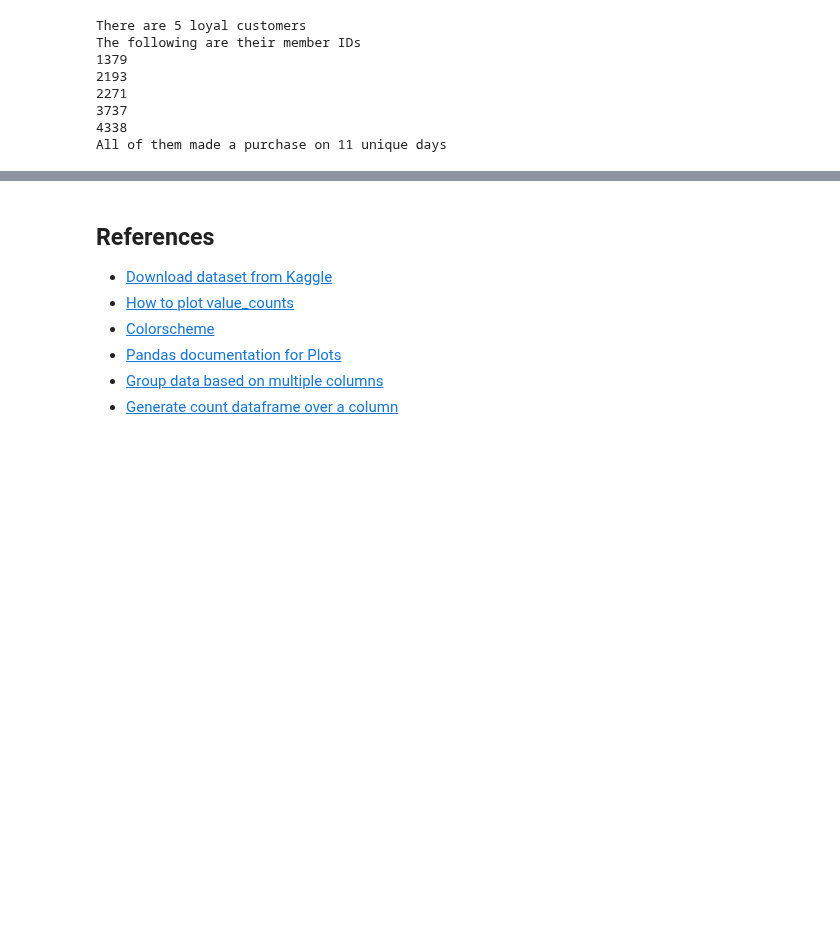
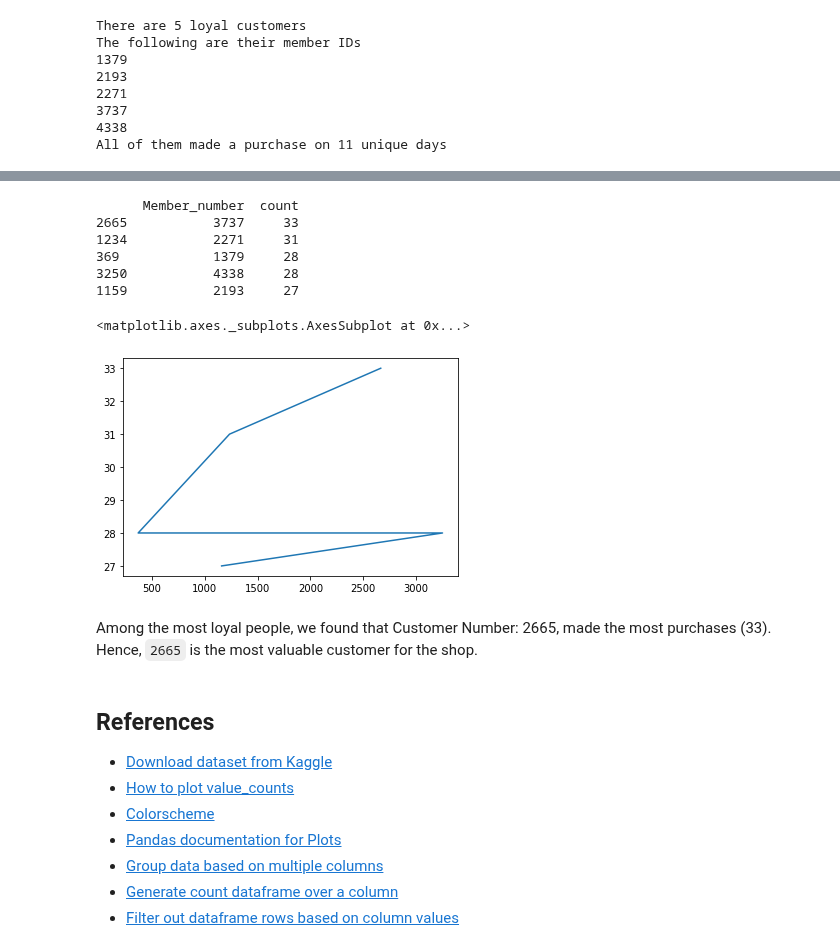
Before and after one commit to ayushxx7/pandas-course-project, a Jupyter notebook: Market_Association_Grocery_Dataset.ipynb, the cells around one changed output, grey strips where cells are left out. Saved outputs shown, nothing was run; the diff lists cells and outputs as text; code cells hidden in the pictures; blank space fills up the shorter version.

Commit message:
Most valuable customer

```diff
--- a/Market_Association_Grocery_Dataset.ipynb
+++ b/Market_Association_Grocery_Dataset.ipynb
@@ -177,3 +210,7 @@ The following are their member IDs
 3737
 4338
 All of them made a purchase on 11 unique days
+# %%
+grouped_df = df.groupby(['Member_number']).size().reset_index(name="count")
+print(grouped_df)
+df2 = grouped_df.loc[grouped_df['Member_number'].isin([1379, 2193, 2271, 3737, 4338])]
@@ -180,3 +232,20 @@ All of them made a purchase on 11 unique days
+# %%
+df3 = df2.sort_values(by=['count'], ascending=False)
+print(df3)
+# %% [output]
+      Member_number  count
+2665           3737     33
+1234           2271     31
+369            1379     28
+3250           4338     28
+1159           2193     27
+# %%
+df3['count'].plot(kind="line")
+# %% [output]
+<matplotlib.axes._subplots.AxesSubplot at 0x...>
+[figure, added]
+# %% [markdown]
+Among the most loyal people, we found that Customer Number: 2665, made the most purchases (33). Hence, `2665` is the most valuable customer for the shop.
 # %% [markdown]
 ## References
 - [Download dataset from Kaggle](https://gist.github.com/jayspeidell/d10b84b8d3da52df723beacc5b15cb27#gistcomment-3509158)
@@ -185,3 +254,4 @@ All of them made a purchase on 11 unique days
 - [Pandas documentation for Plots](https://pandas.pydata.org/pandas-docs/stable/reference/api/pandas.DataFrame.plot.html)
 - [Group data based on multiple columns](https://stackoverflow.com/questions/19384532/get-statistics-for-each-group-such-as-count-mean-etc-using-pandas-groupby)
 - [Generate count dataframe over a column](https://www.geeksforgeeks.org/getting-frequency-counts-of-a-columns-in-pandas-dataframe/)
+- [Filter out dataframe rows based on column values](https://stackoverflow.com/questions/17071871/how-to-select-rows-from-a-dataframe-based-on-column-values)
```
Also changed, not shown: parts of 6 cells of this notebook.
